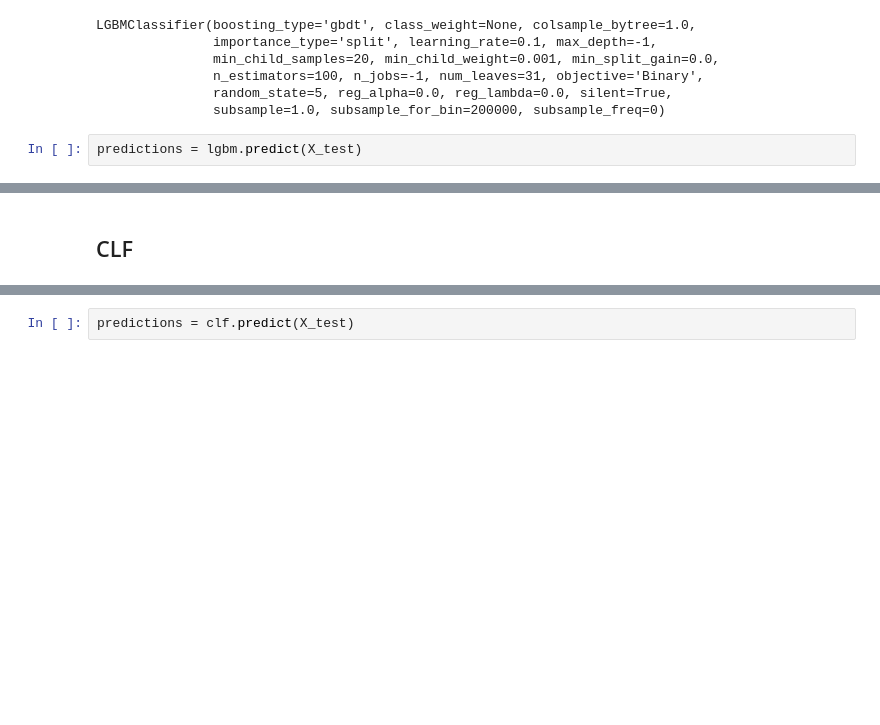
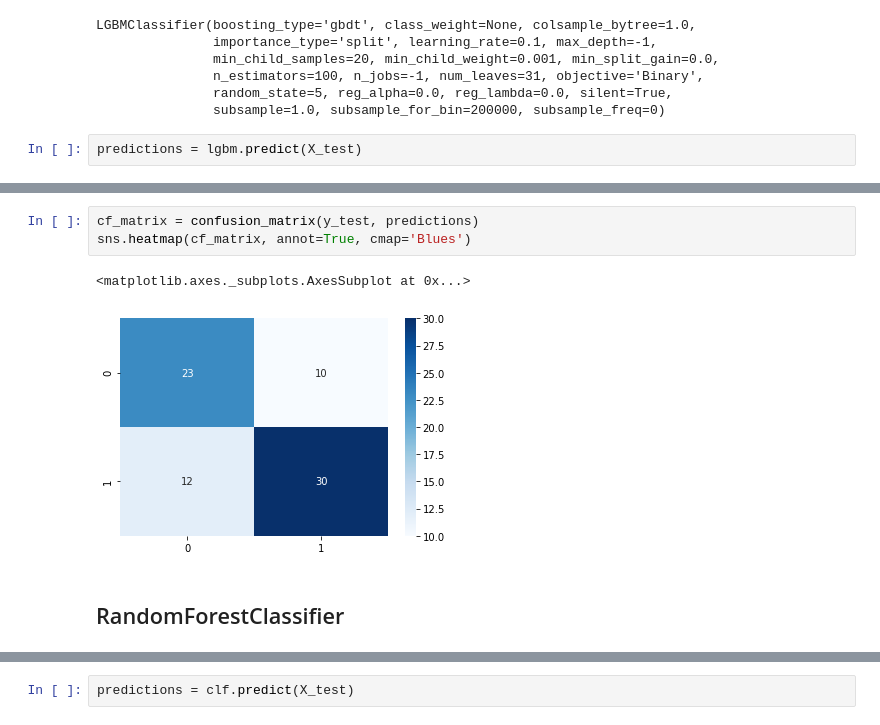
Before and after one commit to derrickclaye/fear-and-comfort, a Jupyter notebook: supervised_all.ipynb, the cells around one changed output, grey strips where cells are left out. Saved outputs shown, nothing was run; the diff lists cells and outputs as text; blank space fills up the shorter version.

```diff
--- a/supervised_all.ipynb
+++ b/supervised_all.ipynb
@@ -104,6 +150,12 @@ print(classification_report(y_test,predictions))
 weighted avg       0.71      0.71      0.71        75
+# %%
+cf_matrix = confusion_matrix(y_test, predictions)
+sns.heatmap(cf_matrix, annot=True, cmap='Blues')
+# %% [output]
+<matplotlib.axes._subplots.AxesSubplot at 0x...>
+[figure, added]
 # %% [markdown]
-## CLF
+## RandomForestClassifier
 # %%
 clf.fit(X_train, y_train)
 # %% [output]
```
Also changed, not shown: parts of 18 cells of this notebook.
